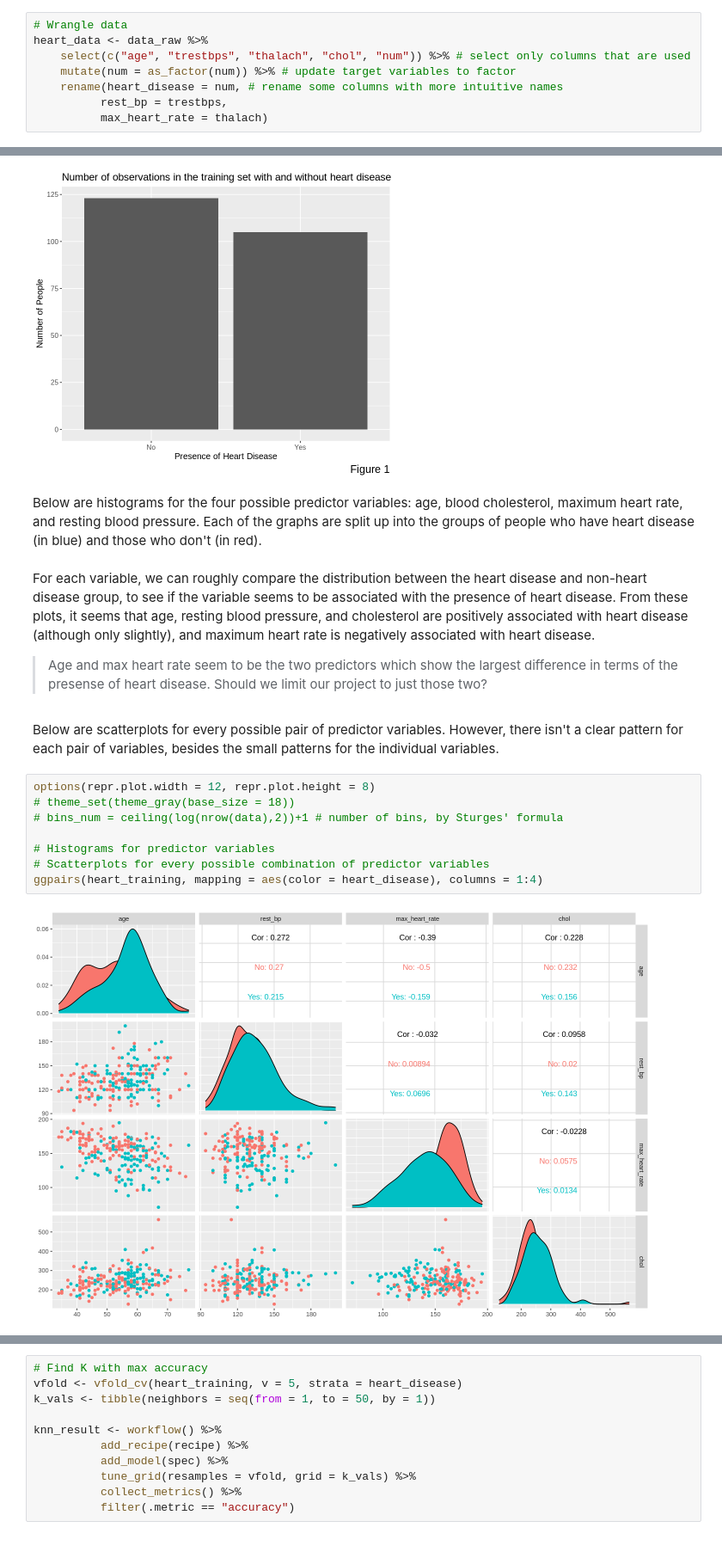
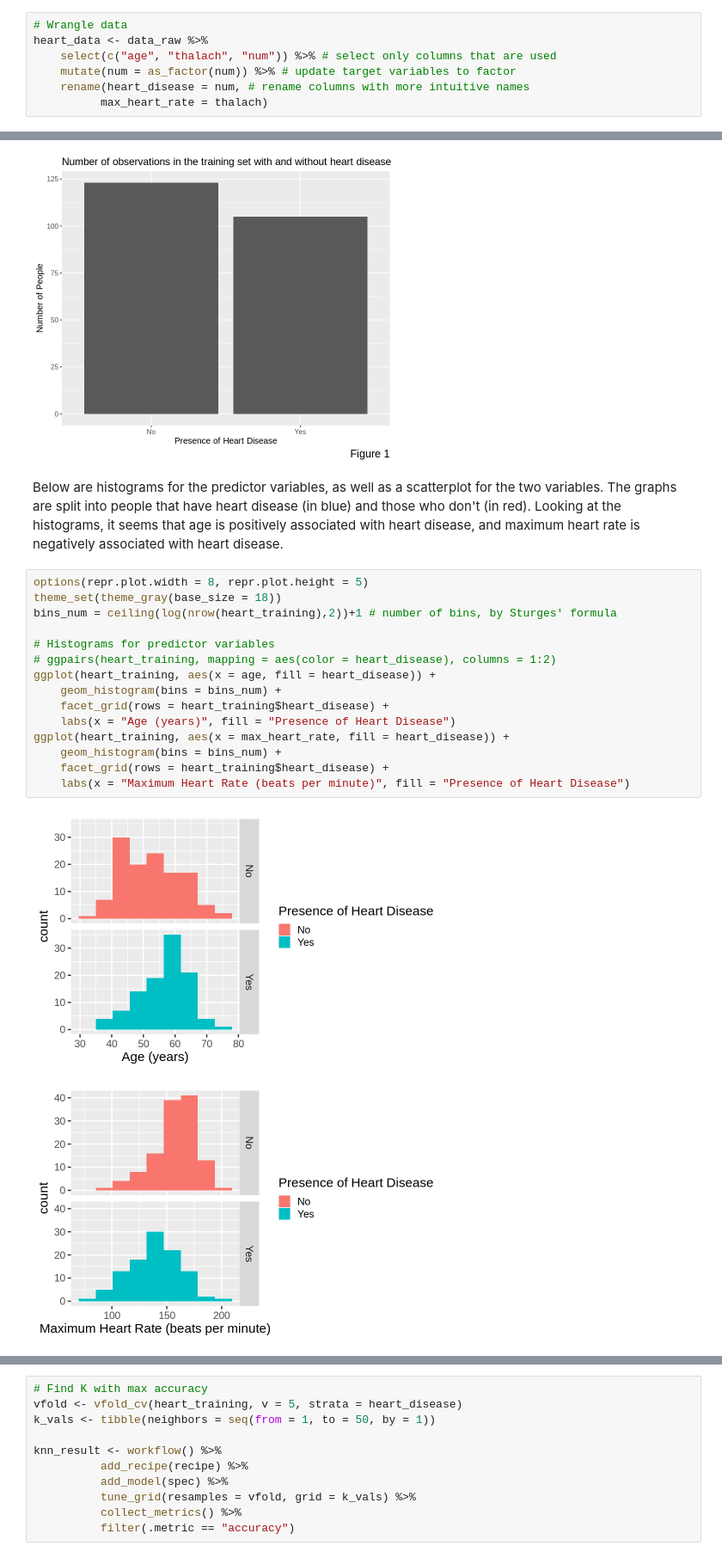
Before and after one commit to CameronGeisler/dsci-project, a Jupyter notebook: project.ipynb, the cells around one changed output, grey strips where cells are left out. Shown at 86% size. Saved outputs shown, nothing was run; the diff lists cells and outputs as text.

```diff
--- a/project.ipynb
+++ b/project.ipynb
@@ -52,10 +52,9 @@ The data is already in a tidy format. However, we will make some small changes s
 # %%
 # Wrangle data
 heart_data <- data_raw %>%
-    select(c("age", "trestbps", "thalach", "chol", "num")) %>% # select only columns that are used
+    select(c("age", "thalach", "num")) %>% # select only columns that are used
     mutate(num = as_factor(num)) %>% # update target variables to factor
-    rename(heart_disease = num, # rename some columns with more intuitive names
-          rest_bp = trestbps,
+    rename(heart_disease = num, # rename columns with more intuitive names
           max_heart_rate = thalach)
 # %% [markdown]
 In the original data, there are five levels of heart disease (labelled 0, 1, 2, 3, 4), which varying degrees of disease, from "no visible heart disease" to "very severe heart disease". We combine levels 1-4, in order to simply classify the observations as having heart diesease (labelled as "Yes") or not (labelled as "No").
@@ -127,21 +126,23 @@ ggplot(heart_training, aes(x = heart_disease)) +
     )
 # %% [output]
 [figure]
-# %% [markdown]
-Below are histograms for the four possible predictor variables: age, blood cholesterol, maximum heart rate, and resting blood pressure. Each of the graphs are split up into the groups of people who have heart disease (in blue) and those who don't (in red).
-<br><br>
-For each variable, we can roughly compare the distribution between the heart disease and non-heart disease group, to see if the variable seems to be associated with the presence of heart disease. From these plots, it seems that age, resting blood pressure, and cholesterol are positively associated with heart disease (although only slightly), and maximum heart rate is negatively associated with heart disease.
-
-> Age and max heart rate seem to be the two predictors which show the largest difference in terms of the presense of heart disease. Should we limit our project to just those two?
-# %% [markdown]
-Below are scatterplots for every possible pair of predictor variables. However, there isn't a clear pattern for each pair of variables, besides the small patterns for the individual variables.
+# %% [markdown]
+Below are histograms for the predictor variables, as well as a scatterplot for the two variables. The graphs are split into people that have heart disease (in blue) and those who don't (in red). Looking at the histograms, it seems that age is positively associated with heart disease, and maximum heart rate is negatively associated with heart disease.
 # %%
-options(repr.plot.width = 12, repr.plot.height = 8)
-# theme_set(theme_gray(base_size = 18))
-# bins_num = ceiling(log(nrow(data),2))+1 # number of bins, by Sturges' formula
+options(repr.plot.width = 8, repr.plot.height = 5)
+theme_set(theme_gray(base_size = 18))
+bins_num = ceiling(log(nrow(heart_training),2))+1 # number of bins, by Sturges' formula
 
 # Histograms for predictor variables
-# Scatterplots for every possible combination of predictor variables
-ggpairs(heart_training, mapping = aes(color = heart_disease), columns = 1:4)
+# ggpairs(heart_training, mapping = aes(color = heart_disease), columns = 1:2)
+ggplot(heart_training, aes(x = age, fill = heart_disease)) +
+    geom_histogram(bins = bins_num) +
+    facet_grid(rows = heart_training$heart_disease) +
+    labs(x = "Age (years)", fill = "Presence of Heart Disease")
+ggplot(heart_training, aes(x = max_heart_rate, fill = heart_disease)) +
+    geom_histogram(bins = bins_num) +
+    facet_grid(rows = heart_training$heart_disease) +
+    labs(x = "Maximum Heart Rate (beats per minute)", fill = "Presence of Heart Disease")
 # %% [output]
-[figure, old version]
+[figure, new version]
+[figure, added]
```
Also changed, not shown: parts of 17 cells of this notebook.
